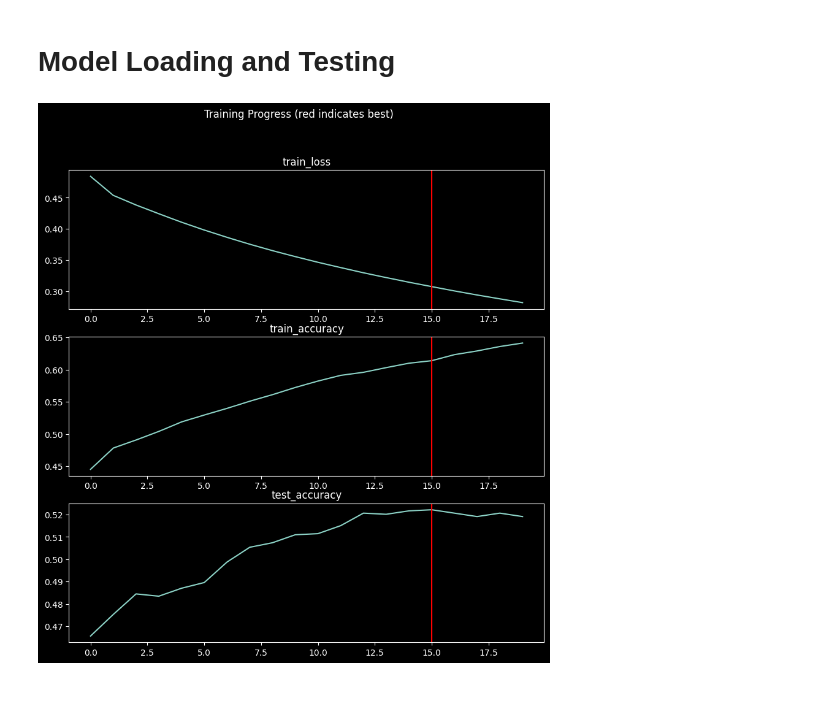
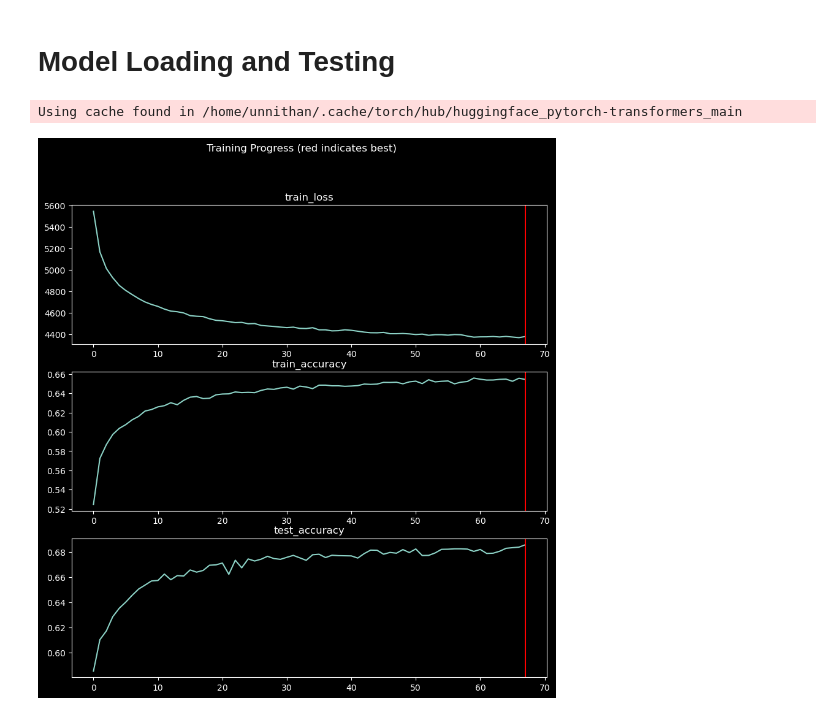
Before and after one commit to statix531441/LSTM-SNLI, a Jupyter notebook: basic.ipynb, the cells around one changed output. Cells and saved outputs as stored; diff of their text form; code cells hidden in the pictures.

```diff
--- a/basic.ipynb
+++ b/basic.ipynb
@@ -23,7 +33,7 @@ test_df = pd.read_json('data/snli_1.0_test.jsonl', lines=True)
 dev_df = pd.read_json('data/snli_1.0_dev.jsonl', lines=True)
 
 train_df = train_df.drop(train_df[train_df['gold_label']=='-'].index)
-train_df = train_df.sample(frac=0.02, random_state=42).reset_index(drop=True)
+train_df = train_df.sample(frac=0.1, random_state=42).reset_index(drop=True)
 
 test_df = test_df.drop(test_df[test_df['gold_label']=='-'].index)
-test_df = test_df.sample(frac=0.2, random_state=42).reset_index(drop=True)
+# test_df = test_df.sample(frac=0.2, random_state=42).reset_index(drop=True)
@@ -205,27 +248,47 @@ for epoch in range(epochs):
 # %% [markdown]
 # Model Loading and Testing
+# %%
+state = torch.load(f"{model_folder}/best.pth")
+history = torch.load(f"{model_folder}/history.pth")
+
+model = BertModel().to(device)
+model.load_state_dict(state['state_dict'])
+
+fig, axs = plt.subplots(len(history),1,figsize=(10,10))
+test_best = state['epoch']
+
+for i, key in enumerate(history.keys()):
+    ax = axs[i]
+    ax.set_title(key)
+
+    ax.plot(history[key])
+    ax.axvline(test_best, color='red')
+
+plt.suptitle("Training Progress (red indicates best)")
+plt.savefig('figs/Training Progress.jpg')
+# %% [output]
+Using cache found in /home/unnithan/.cache/torch/hub/huggingface_pytorch-transformers_main
+[figure, added]
 # %%
-state = torch.load(f"{model_folder}/best.pth")
-history = torch.load(f"{model_folder}/history.pth")
+# state = torch.load(f"{model_folder}/best.pth")
+# history = torch.load(f"{model_folder}/history.pth")
 
-vocab_size, embedding_dim, hidden_dim = len(vocab), 6, 4
-model = LSTM_entailer(vocab_size, embedding_dim, hidden_dim).to(device)
-model.load_state_dict(state['state_dict'])
+# vocab_size, embedding_dim, hidden_dim = len(vocab), 6, 4
+# model = LSTM_entailer(vocab_size, embedding_dim, hidden_dim).to(device)
+# model.load_state_dict(state['state_dict'])
 
-fig, axs = plt.subplots(len(history),1,figsize=(10,10))
-test_best = state['epoch']
+# fig, axs = plt.subplots(len(history),1,figsize=(10,10))
+# test_best = state['epoch']
 
-for i, key in enumerate(history.keys()):
-    ax = axs[i]
-    ax.set_title(key)
+# for i, key in enumerate(history.keys()):
+#     ax = axs[i]
+#     ax.set_title(key)
 
-    ax.plot(history[key])
-    ax.axvline(test_best, color='red')
+#     ax.plot(history[key])
+#     ax.axvline(test_best, color='red')
 
-plt.suptitle("Training Progress (red indicates best)")
-plt.savefig('figs/Training Progress.jpg')
+# plt.suptitle("Training Progress (red indicates best)")
+# plt.savefig('figs/Training Progress.jpg')
-# %% [output]
-[figure, removed]
 # %%
 max(history['test_accuracy'])
 # %% [output]
```
Also changed, not shown: parts of 20 cells of this notebook, 4 other files.
